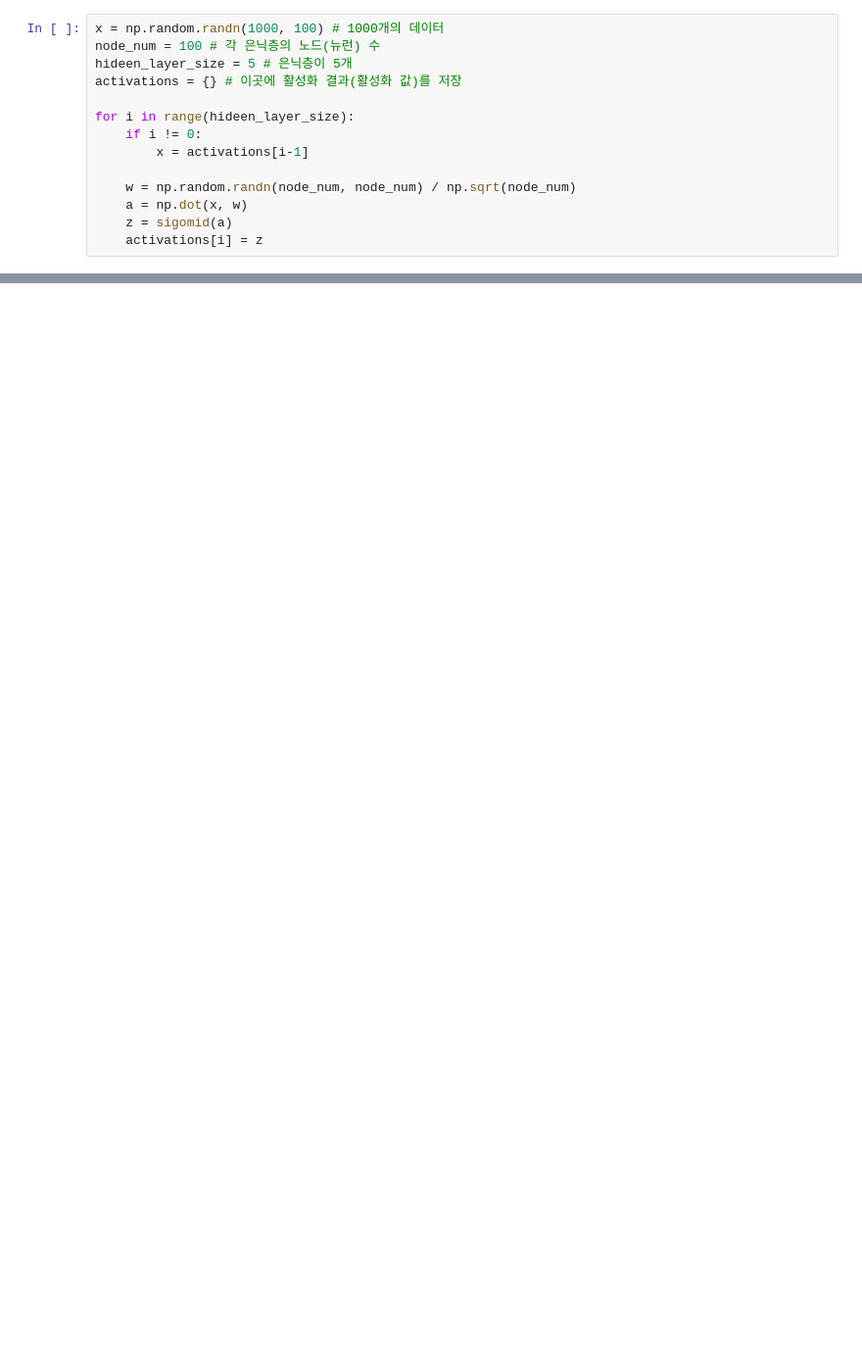
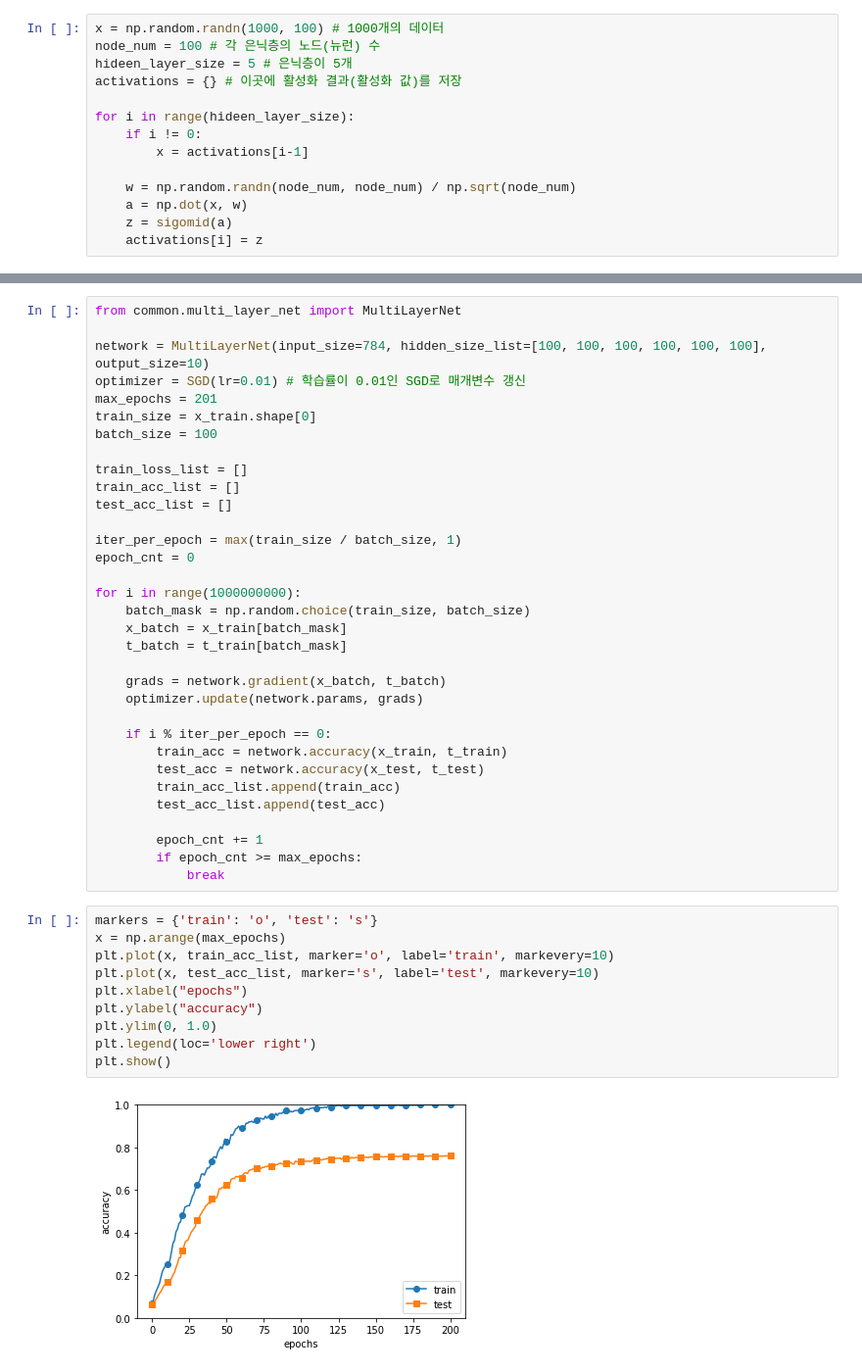
Before and after one commit to J-TKim/Deep_Learning_from_Scratch, a Jupyter notebook: Ch6/Optimizer.ipynb, the cells around one changed output, grey strips where cells are left out. Shown: that part at 98% size. Drawn from its saved outputs; the diff is of its cells as text; blank space fills up the shorter version.

Commit message:
Upload Optimizer codes

```diff
--- a/Ch6/Optimizer.ipynb
+++ b/Ch6/Optimizer.ipynb
@@ -114,0 +125,45 @@ plt.show()
+# %%
+from common.multi_layer_net import MultiLayerNet
+
+network = MultiLayerNet(input_size=784, hidden_size_list=[100, 100, 100, 100, 100, 100], output_size=10)
+optimizer = SGD(lr=0.01) # 학습률이 0.01인 SGD로 매개변수 갱신
+max_epochs = 201
+train_size = x_train.shape[0]
+batch_size = 100
+
+train_loss_list = []
+train_acc_list = []
+test_acc_list = []
+
+iter_per_epoch = max(train_size / batch_size, 1)
+epoch_cnt = 0
+
+for i in range(1000000000):
+    batch_mask = np.random.choice(train_size, batch_size)
+    x_batch = x_train[batch_mask]
+    t_batch = t_train[batch_mask]
+
+    grads = network.gradient(x_batch, t_batch)
+    optimizer.update(network.params, grads)
+
+    if i % iter_per_epoch == 0:
+        train_acc = network.accuracy(x_train, t_train)
+        test_acc = network.accuracy(x_test, t_test)
+        train_acc_list.append(train_acc)
+        test_acc_list.append(test_acc)
+
+        epoch_cnt += 1
+        if epoch_cnt >= max_epochs:
+            break
+# %%
+markers = {'train': 'o', 'test': 's'}
+x = np.arange(max_epochs)
+plt.plot(x, train_acc_list, marker='o', label='train', markevery=10)
+plt.plot(x, test_acc_list, marker='s', label='test', markevery=10)
+plt.xlabel("epochs")
+plt.ylabel("accuracy")
+plt.ylim(0, 1.0)
+plt.legend(loc='lower right')
+plt.show()
+# %% [output]
+[figure, added]
```
Also changed, not shown: parts of 15 cells of this notebook, 1 other file.
